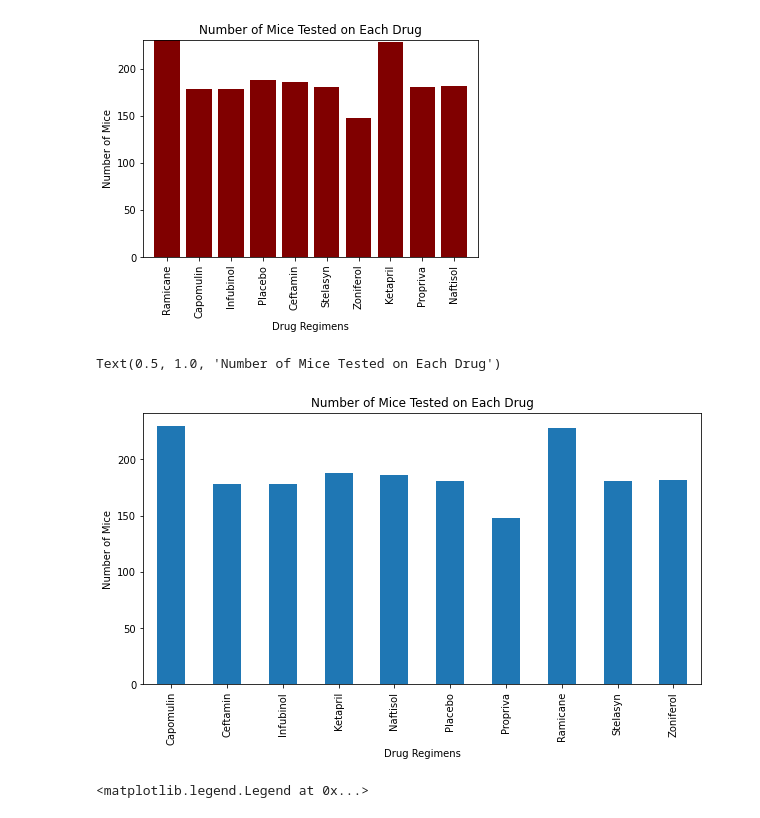
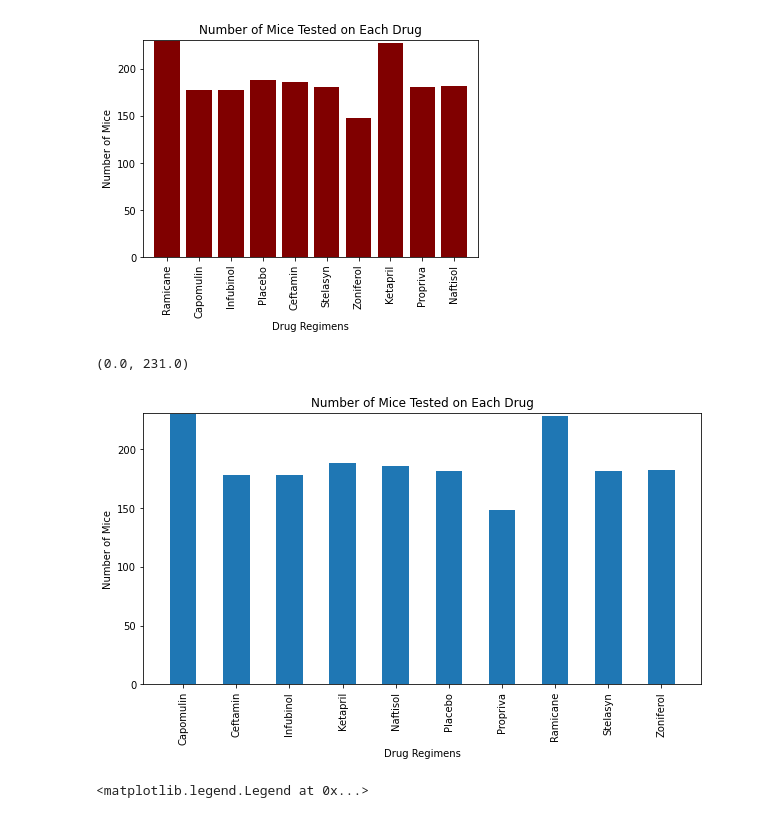
Before and after one commit to nhaile96/matplotlib_HW, a Jupyter notebook: Pymaceuticals/pymaceuticals_starter.ipynb, the cells around one changed output. Cells and saved outputs as stored; diff of their text form; code cells hidden in the pictures.

```diff
--- a/Pymaceuticals/pymaceuticals_starter.ipynb
+++ b/Pymaceuticals/pymaceuticals_starter.ipynb
@@ -169,12 +169,16 @@ Text(0.5, 1.0, 'Number of Mice Tested on Each Drug')
 # %%
 # Generate a bar plot showing the total number of unique mice tested on each drug regimen using pandas.
 total_ID.plot(kind='bar', figsize=(10,5))
 #labels
 plt.xlabel("Drug Regimens")
 plt.ylabel("Number of Mice")
 plt.title("Number of Mice Tested on Each Drug")
+
+#limiters
+plt.xlim(-0.75, len(x_axis)-0.25)
+plt.ylim(0, max(total_ID)+1.0)
 # %% [output]
-Text(0.5, 1.0, 'Number of Mice Tested on Each Drug')
+(0.0, 231.0)
-[figure, old version]
+[figure, new version]
 # %%
 # Generate a pie plot showing the distribution of female versus male mice using pandas
```
Also changed, not shown: parts of 8 cells of this notebook.
